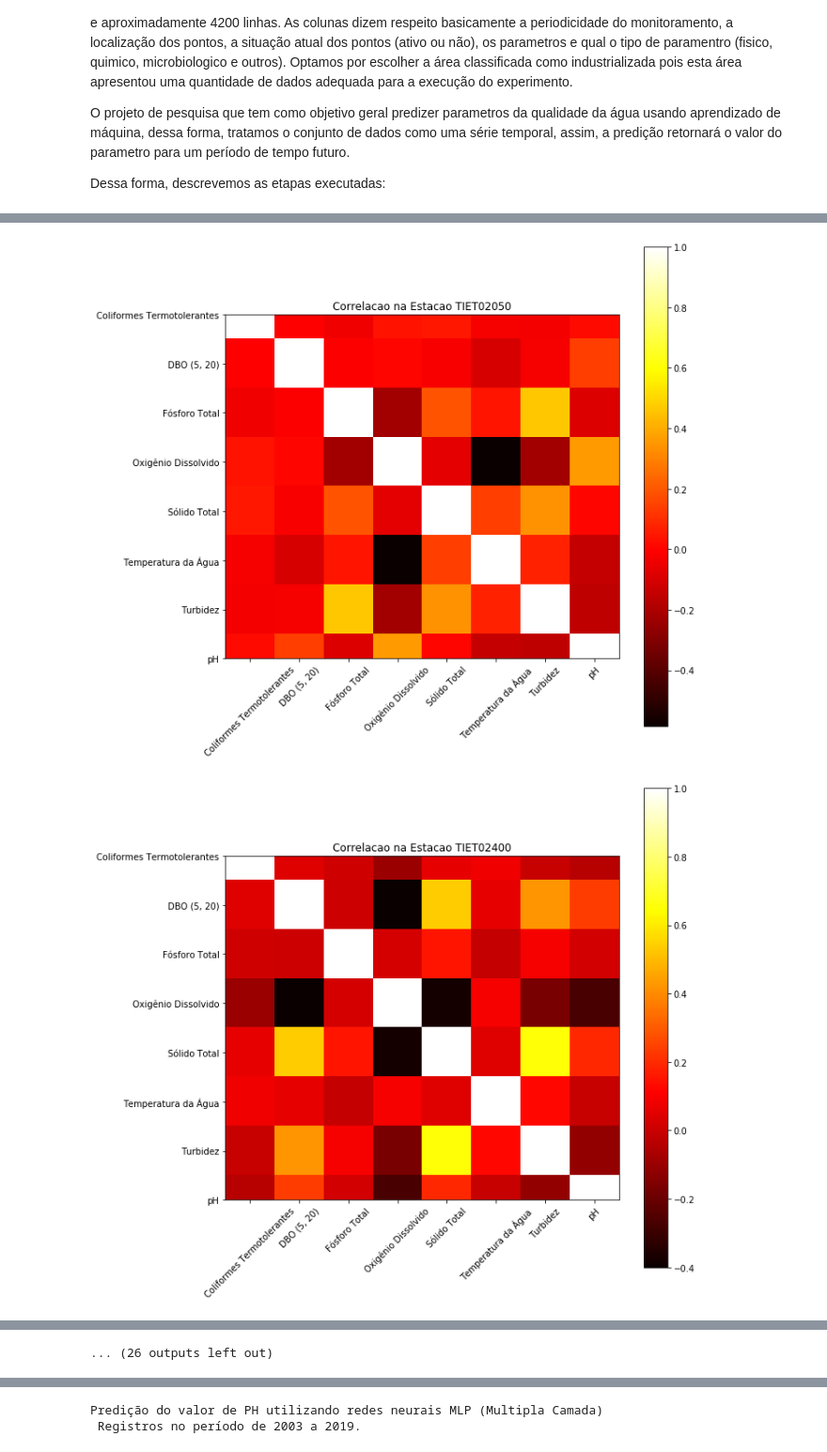
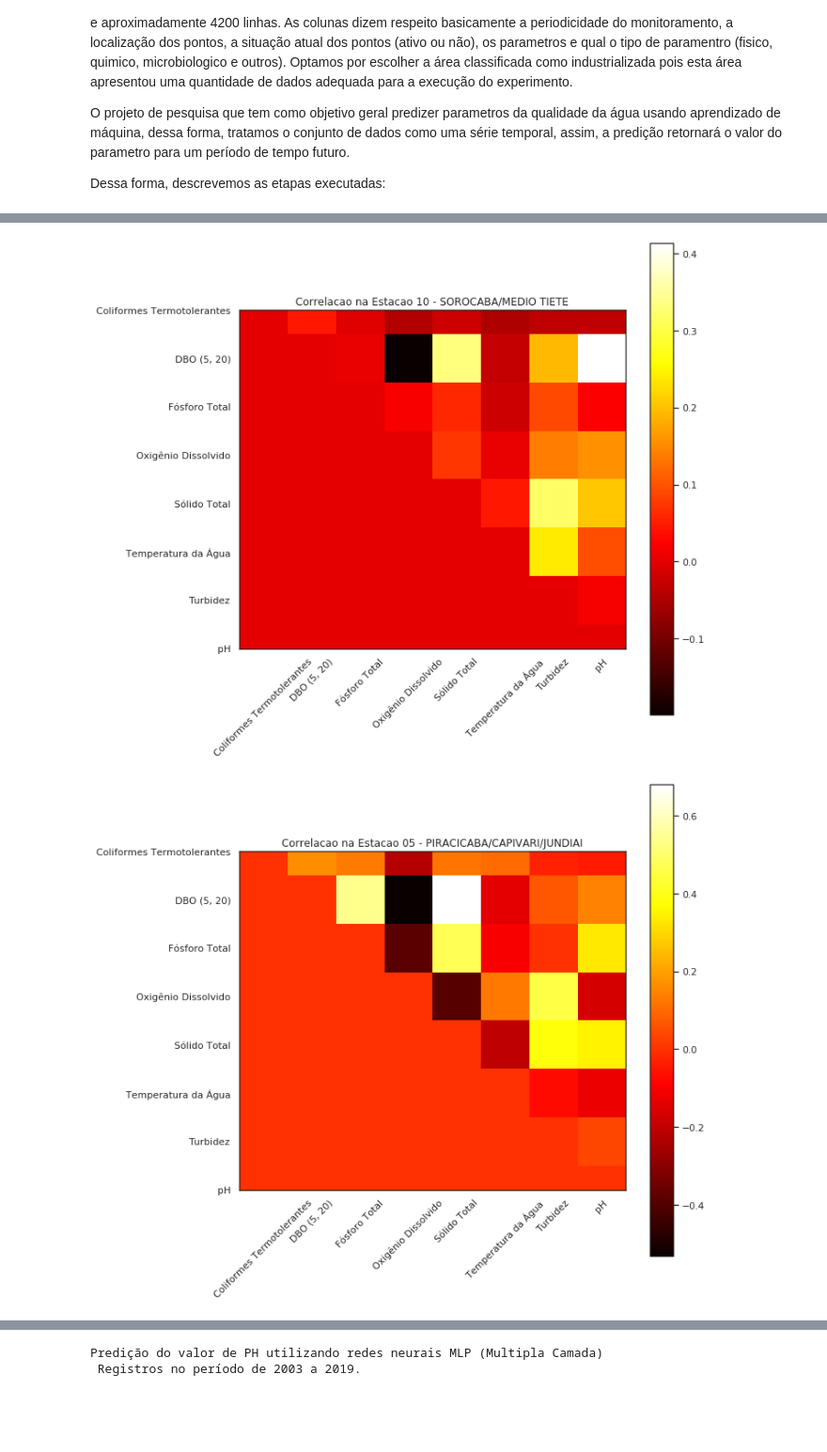
Before and after one commit to andersonchico/predicaoagua, a Jupyter notebook: src/correlation_Sequential_model.ipynb, the cells around one changed output, grey strips where cells are left out. Shown at 94% size. Cells and saved outputs as stored; diff of their text form; code cells hidden in the pictures; blank space fills up the shorter version.

Commit message:
Modified codigo_ponto by UGRHI

```diff
--- a/src/correlation_Sequential_model.ipynb
+++ b/src/correlation_Sequential_model.ipynb
@@ -39,17 +39,17 @@ for param_WQ in parameters_WQ:
     df['data_coleta'] = pd.to_datetime(df['data_coleta'], format='%d/%m/%Y')
 
     df.index = df['data_coleta']
-    df_temp = df.groupby([pd.Grouper(freq='12M'), 'codigo_ponto', 'parametro'], as_index=True ).mean()['valor'].unstack()
+    df_temp = df.groupby([pd.Grouper(freq='12M'), 'UGRHI', 'parametro'], as_index=True ).mean()['valor'].unstack()
 
     labels_legend = []
     plt.figure(figsize=(10,6))
-    for i in df_temp.reset_index()['codigo_ponto'].unique():
-        if len(df_temp.reset_index().loc[df_temp.reset_index()['codigo_ponto'] == i][
-            parameters_WQ_name[parameters_WQ.index(param_WQ)]]) > 24:
+    for i in df_temp.reset_index()['UGRHI'].unique():
+        if len(df_temp.reset_index().loc[df_temp.reset_index()['UGRHI'] == i][
+            parameters_WQ_name[parameters_WQ.index(param_WQ)]]) > 12:
 
             if param_WQ != 'nitrogenio':
-                plt.plot(df_temp.reset_index().loc[df_temp.reset_index()['codigo_ponto'] == i]['data_coleta'],
-                 df_temp.reset_index().loc[df_temp.reset_index()['codigo_ponto'] == i][parameters_WQ_name[parameters_WQ.index(param_WQ)]])
+                plt.plot(df_temp.reset_index().loc[df_temp.reset_index()['UGRHI'] == i]['data_coleta'],
+                 df_temp.reset_index().loc[df_temp.reset_index()['UGRHI'] == i][parameters_WQ_name[parameters_WQ.index(param_WQ)]])
                 labels_legend.append(i)
 
     plt.title('Parâmetro ' + param_WQ)
@@ -82,21 +78,21 @@ for param_WQ in parameters_WQ:
 
 geral_df.index = geral_df['data_coleta']
 
-grouped_df = geral_df.groupby([pd.Grouper(freq='1M'), 'codigo_ponto', 'parametro'],
+grouped_df = geral_df.groupby([pd.Grouper(freq='1M'), 'UGRHI', 'parametro'],
                                 as_index=True ).mean()['valor'].unstack()
 
 grouped_df.drop('Nitrogênio Total', axis=1, inplace=True)
 
 df_corr = grouped_df.transform(lambda x: x.fillna(method='ffill')).dropna().reset_index()
-estacoes =  df_corr['codigo_ponto'].unique()
+estacoes =  df_corr['UGRHI'].unique()
 
 
 for i_estacoes in estacoes:
-    df_estacao_corr = df_corr.loc[df_corr['codigo_ponto'] == i_estacoes]
+    df_estacao_corr = df_corr.loc[df_corr['UGRHI'] == i_estacoes]
     corr = df_estacao_corr.corr()
 
     plt.figure(figsize=(10,10))
-    plt.imshow(corr, cmap='hot', interpolation='none')
+    plt.imshow( np.triu(corr, k=1), cmap='hot', interpolation='none')
     plt.colorbar()
     plt.title('Correlacao na Estacao ' + i_estacoes)
     plt.xticks(range(len(corr)), corr.columns, rotation=45)
@@ -107,2 +103,2 @@ for i_estacoes in estacoes:
-[figure, old version]
+[figure, new version]
-[figure, old version]
+[figure, new version]
@@ -118,4 +107,3 @@ for i_estacoes in estacoes:
-... (26 outputs left out)
 # %%
 
 grouped_df_param = geral_df.groupby([pd.Grouper(freq='1M'), 'codigo_ponto', 'parametro'],
```
Also changed, not shown: parts of 4 cells of this notebook.
